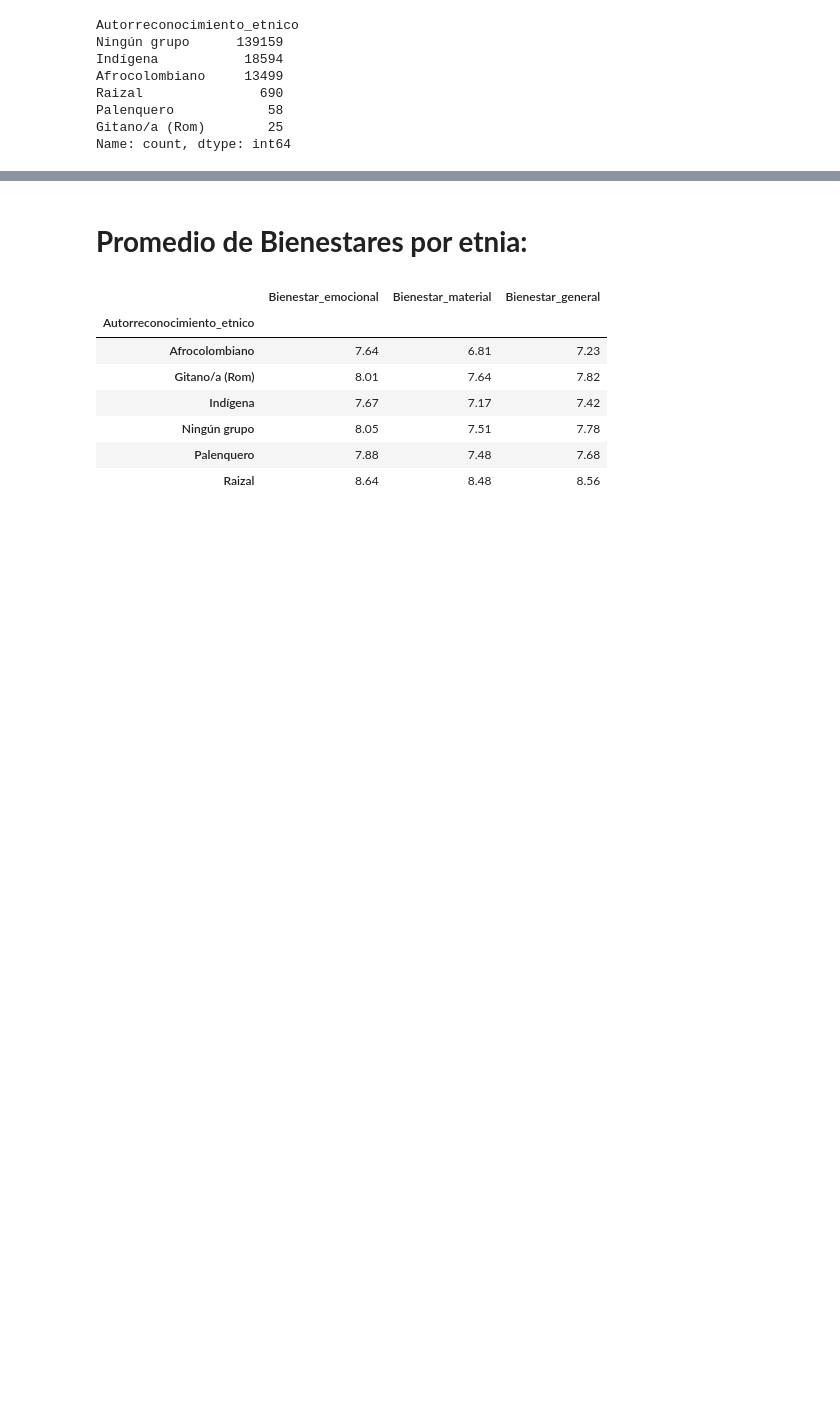
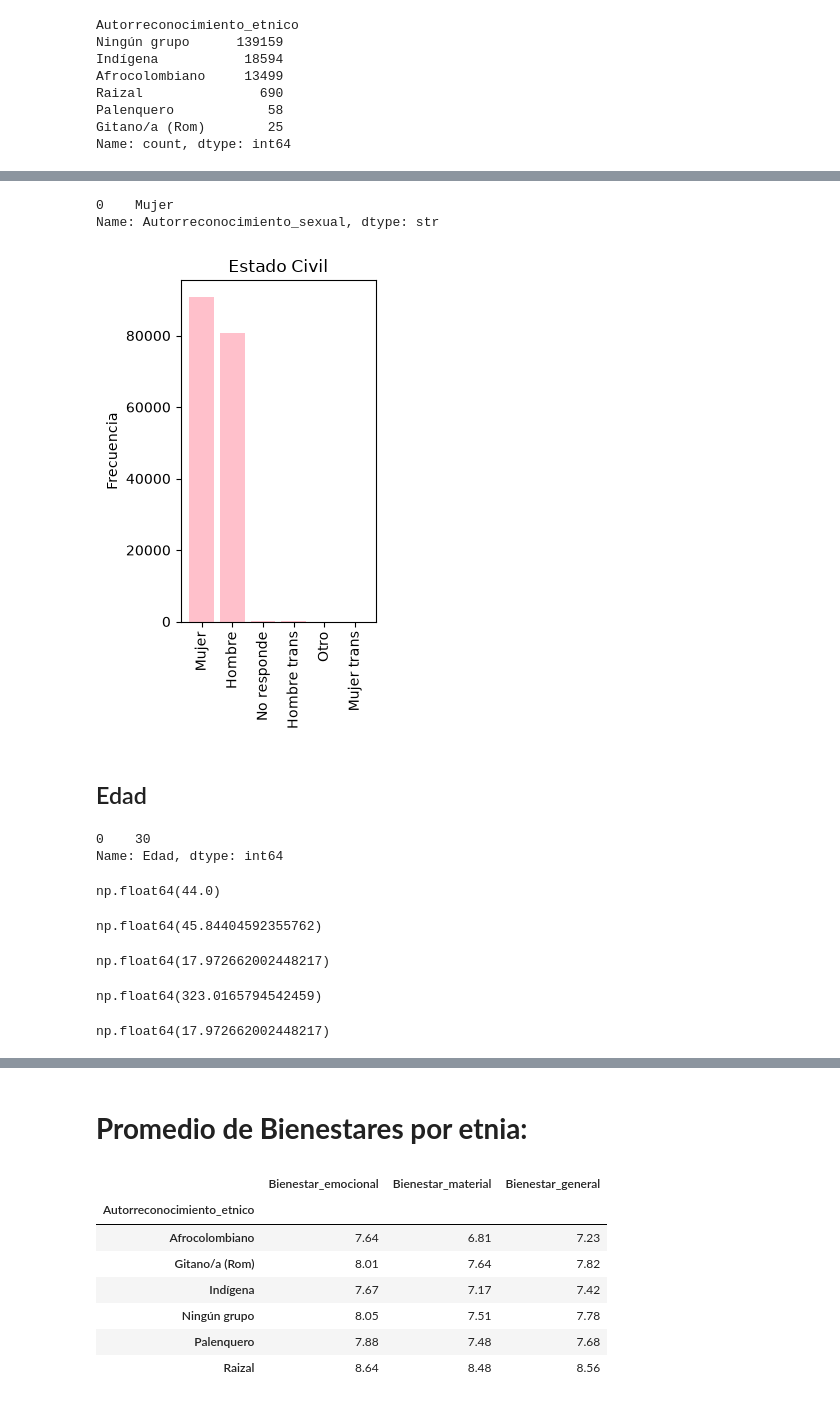
Before and after one commit to Trio-Maravilla/Primer-Proyecto-, a Jupyter notebook: notebooks/data_analysis_Leo.ipynb, the cells around one changed output, grey strips where cells are left out. Drawn from its saved outputs; the diff is of its cells as text; code cells hidden in the pictures; blank space fills up the shorter version.

```diff
--- a/notebooks/data_analysis_Leo.ipynb
+++ b/notebooks/data_analysis_Leo.ipynb
@@ -79,0 +208,44 @@ Name: count, dtype: int64
+# %%
+df["Autorreconocimiento_sexual"].mode()
+# %% [output]
+0    Mujer
+Name: Autorreconocimiento_sexual, dtype: str
+# %%
+conteo = df["Autorreconocimiento_sexual"].value_counts()
+
+plt.figure(figsize=(3, 5))
+plt.bar(conteo.index, conteo.values, color="pink")
+plt.ylabel("Frecuencia")
+plt.title("Estado Civil")
+plt.xticks(rotation=90)
+plt.tight_layout()
+plt.show()
+# %% [output]
+[figure, added]
+# %% [markdown]
+## Edad
+# %%
+df["Edad"].mode()
+# %% [output]
+0    30
+Name: Edad, dtype: int64
+# %%
+df["Edad"].median()
+# %% [output]
+np.float64(44.0)
+# %%
+df["Edad"].mean()
+# %% [output]
+np.float64(45.84404592355762)
+# %%
+df["Edad"].std()
+# %% [output]
+np.float64(17.972662002448217)
+# %%
+df["Edad"].var()
+# %% [output]
+np.float64(323.0165794542459)
+# %%
+df["Edad"].std()
+# %% [output]
+np.float64(17.972662002448217)
```
Also changed, not shown: parts of 105 cells of this notebook, 1 other file.
